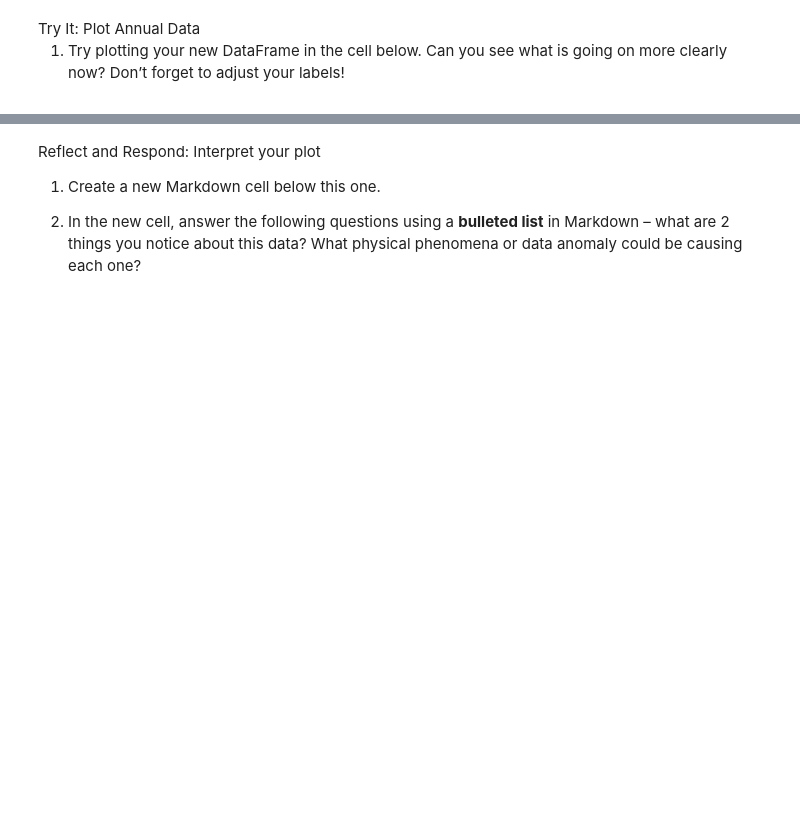
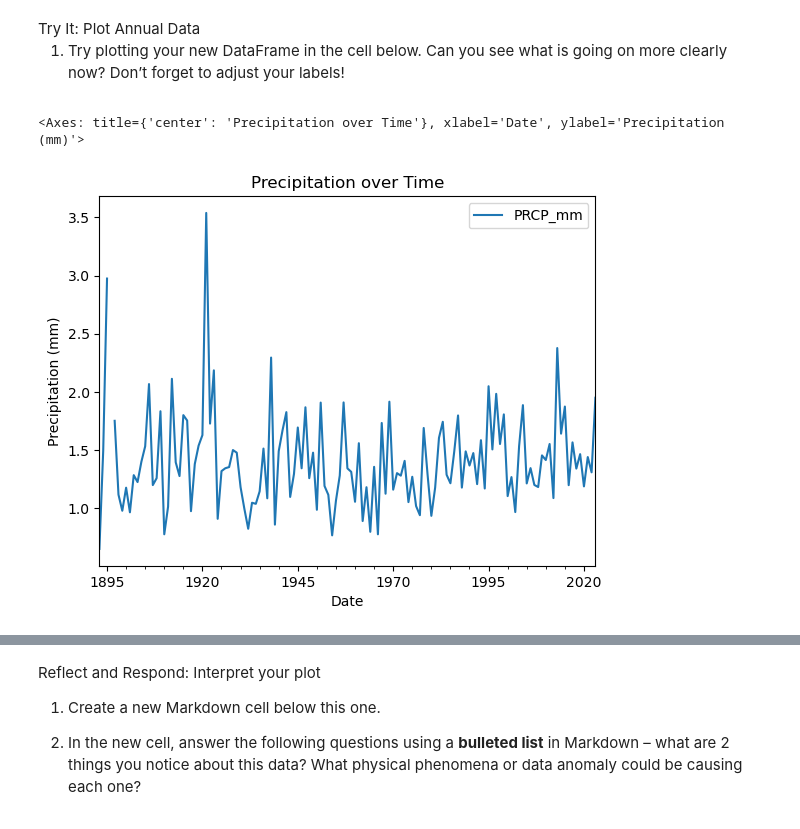
Before and after one commit to earthlab-education/climate-coding-challenge-byandell, a Jupyter notebook: 4_Climate_Coding_Challenge.ipynb, the cells around one changed output, grey strips where cells are left out. Cells and saved outputs as stored; diff of their text form; code cells hidden in the pictures; blank space fills up the shorter version.

Commit message:
fixed DATE as type in 2; saved prec_plot

```diff
--- a/4_Climate_Coding_Challenge.ipynb
+++ b/4_Climate_Coding_Challenge.ipynb
@@ -142,6 +147,6 @@ href="https://pandas.pydata.org/pandas-docs/stable/user_guide/timeseries.html#ba
 resampling documentation</a> for a list of common built-in options.</li>
 </ol></div></div>
 # %%
-ann_climate_df = climate_df.resample('YS').sum()
+ann_climate_df = climate_df.resample('YS').mean()
 ann_climate_df
 # %% [output]
@@ -153,3 +171,11 @@ is going on more clearly now? Don’t forget to adjust your labels!</li>
 </ol></div></div>
 # %%
 # Plot the annual data
+ann_climate_df.plot(
+    y='PRCP_mm',
+    title='Precipitation over Time',
+    xlabel='Date',
+    ylabel='Precipitation (mm)')
+# %% [output]
+<Axes: title={'center': 'Precipitation over Time'}, xlabel='Date', ylabel='Precipitation (mm)'>
+[figure, added]
```
Also changed, not shown: parts of 11 cells of this notebook, 3 other files.
